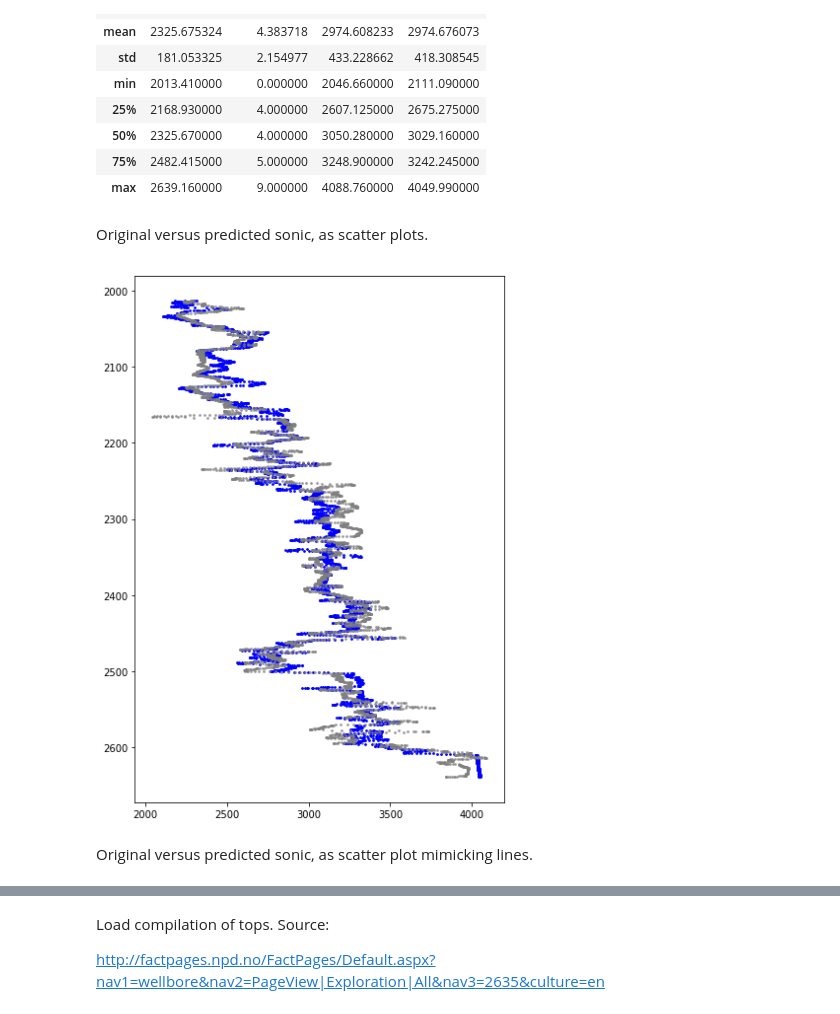
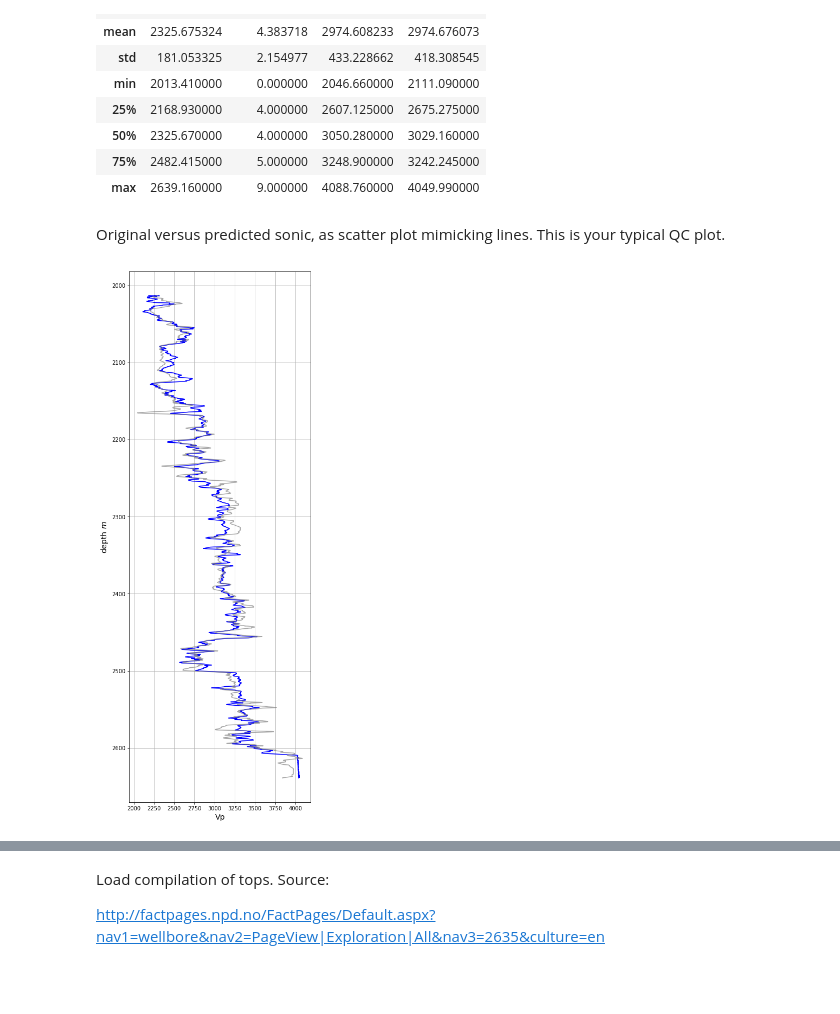
Before and after one commit to agilescientific/in-bruges, a Jupyter notebook: notebooks/Error_flag_demo.ipynb, the cells around one changed output, grey strips where cells are left out. Cells and saved outputs as stored; diff of their text form; code cells hidden in the pictures; blank space fills up the shorter version.

```diff
--- a/notebooks/Error_flag_demo.ipynb
+++ b/notebooks/Error_flag_demo.ipynb
@@ -160,17 +139,15 @@ logs2.describe()
 | 75% | 2482.415000 | 5.000000 | 3248.900000 | 3242.245000 |
 | max | 2639.160000 | 9.000000 | 4088.760000 | 4049.990000 |
 # %% [markdown]
-Original versus predicted sonic, as scatter plots.
+Original versus predicted sonic, as scatter plot mimicking lines. This is your typical QC plot.
 # %%
-fig = plt.figure(figsize=(6,8))
+fig = plt.figure(figsize=(6,18))
 ax1 = fig.add_subplot(111)
-
-ax1.scatter(logs2["predictedVP"], logs2["DEPTH"], s = 3, color = 'b')
-ax1.scatter(logs2["VP"], logs2["DEPTH"], s = 3, color = 'gray', alpha = 0.7)
-plt.tight_layout()
-plt.gca().invert_yaxis()
-plt.show()
+ax1.plot( logs2["predictedVP"], logs2["DEPTH"],'b')
+ax1.plot( logs2["VP"], logs2["DEPTH"],'gray', alpha=0.7)
+ax1.invert_yaxis()
+ax1.grid()
+ax1.set_ylabel(r'depth $m$', size=14)
+ax1.set_xlabel('Vp', size=14);
 # %% [output]
-[figure, old version]
+[figure, new version]
-# %% [markdown]
-Original versus predicted sonic, as scatter plot mimicking lines.
```
Also changed, not shown: parts of 38 cells of this notebook, 6 other files.
